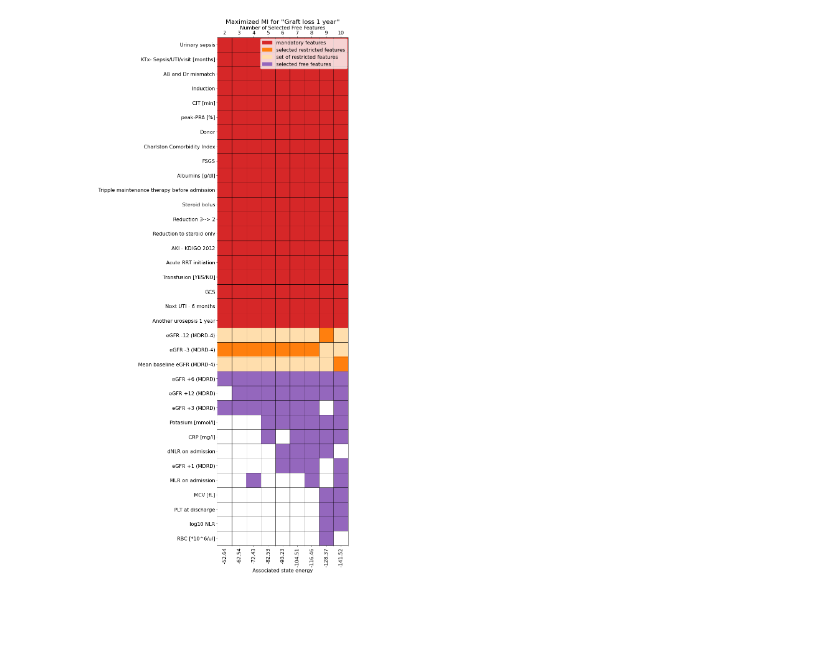
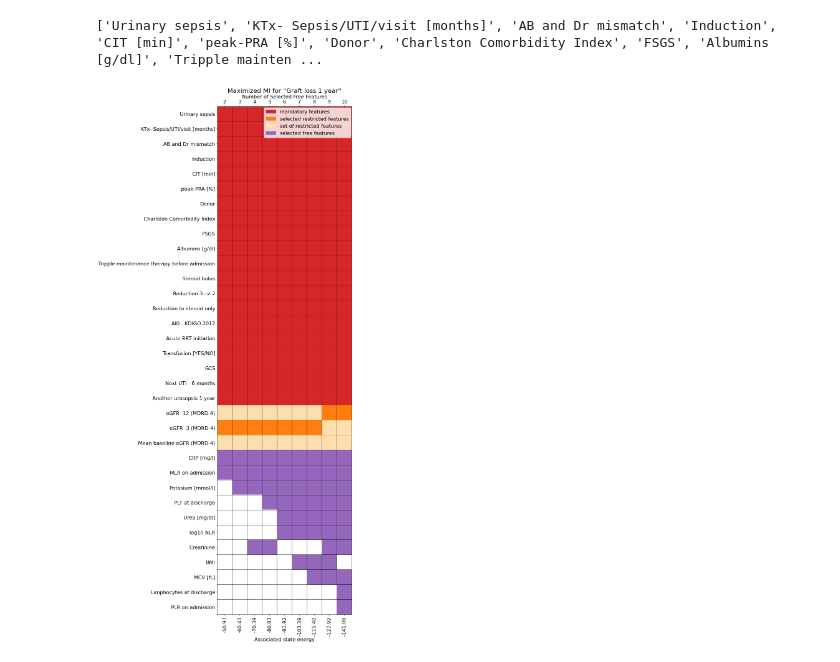
Before and after one commit to FilipKubackiSoton/Feature-Extraction-Medical-ResearchDwave, a Jupyter notebook: MIQUBO.ipynb, the cells around one changed output. Saved outputs shown, nothing was run; the diff lists cells and outputs as text; code cells hidden in the pictures; blank space fills up the shorter version.

Commit message:
miqubo suplement

```diff
--- a/MIQUBO.ipynb
+++ b/MIQUBO.ipynb
@@ -219,20 +221,28 @@ def retrive_sample_set(directory):
 # load data from csv file
 df_pre = pd.read_csv("data/formatted_medical7_raw_clean3.csv",header=0, sep="\,")
 
-# drop first two columns as they are redundant
+# drop first three columns as they are redundant
 df_pre.drop('Unnamed: 0', axis = 1, inplace = True)
 df_pre.drop('Unnamed: 0.1', axis = 1, inplace = True)
 df_pre.drop('Nazwy przyp.', axis = 1, inplace = True)
+df_pre.drop('Composite endpoint - observation time [days]', axis = 1, inplace = True)
+
 
 # define list of features excluded form further computing
-exclude_features = ['eGFR +6 (MDRD)', 'eGFR +12 (MDRD)', 'eGFR +3 (MDRD)']
+exclude_features = ['eGFR +6 (MDRD)', 'eGFR +12 (MDRD)', 'eGFR +3 (MDRD)', 'eGFR +1 (MDRD)']
 # remove excluded features form the data frame
 try:
     for pop_feature in exclude_features:
         df_pre.drop(pop_feature, axis = 1, inplace = True)
 except:
     print("One of the excluded features does not belong to the data frame")
+try:
+    for pop_feature in exclude_features:
+        df_pre.drop(pop_feature, axis = 1, inplace = True)
+except:
+    print("One of the excluded features does not belong to the data frame")
 
+    mandatory_features
 # define target variable
 target ="Graft loss 1 year"
 
@@ -347,5 +333,5 @@ mandatory_features
 # %%
 samples = retrive_sample_set("Results/mrf_auto5_hybrid_hybrid")
 # %%
-stacked_mask, selected_features = plot_features_grid(samples, mandatory_features, restricted_features, plot_name = "Plots/Final2/MITable2.png" )
+stacked_mask1, selected_features1 = plot_features_grid(samples, mandatory_features, restricted_features, plot_name = "Plots/Final2/MITable5.png" )
 # %% [output]
@@ -364,4 +340,17 @@ save_samples(samples, "hybrid3")
+# %%
+# run MIQUBO optimization on hybrid solver
+selected_features2, samples2 = mutual_information_feature_selection(
+    df_sort,
+    selected_features1,
+    target,
+    10,
+    mandatory_features,
+    restricted_features)
+
+#seva sample sets in a given directory
+save_samples(samples2, "hybrid7")
 # %%
-stacked_mask2, selected_features2 = plot_features_grid(samples2, mandatory_features, restricted_features, plot_name = "Plots/Final2/MITable3.png")
+stacked_mask2, selected_features2 = plot_features_grid(samples2, mandatory_features, restricted_features, plot_name = "Plots/Final2/MITable6.png")
 # %% [output]
+['Urinary sepsis', 'KTx- Sepsis/UTI/visit [months]', 'AB and Dr mismatch', 'Induction', 'CIT [min]', 'peak-PRA [%]', 'Donor', 'Charlston Comorbidity Index', 'FSGS', 'Albumins [g/dl]', 'Tripple mainten ...
-[figure, old version]
+[figure, new version]
```
Also changed, not shown: parts of 19 cells of this notebook, 12 other files.
